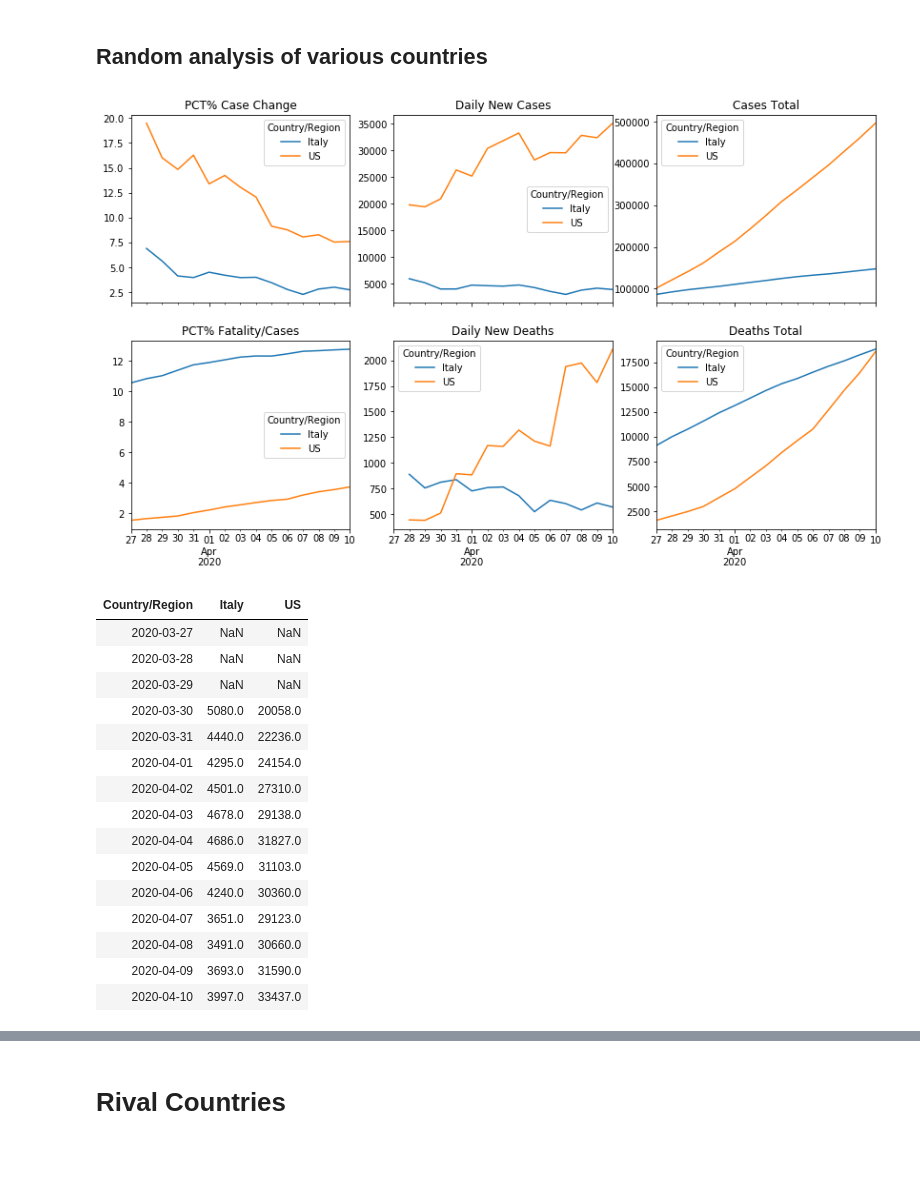
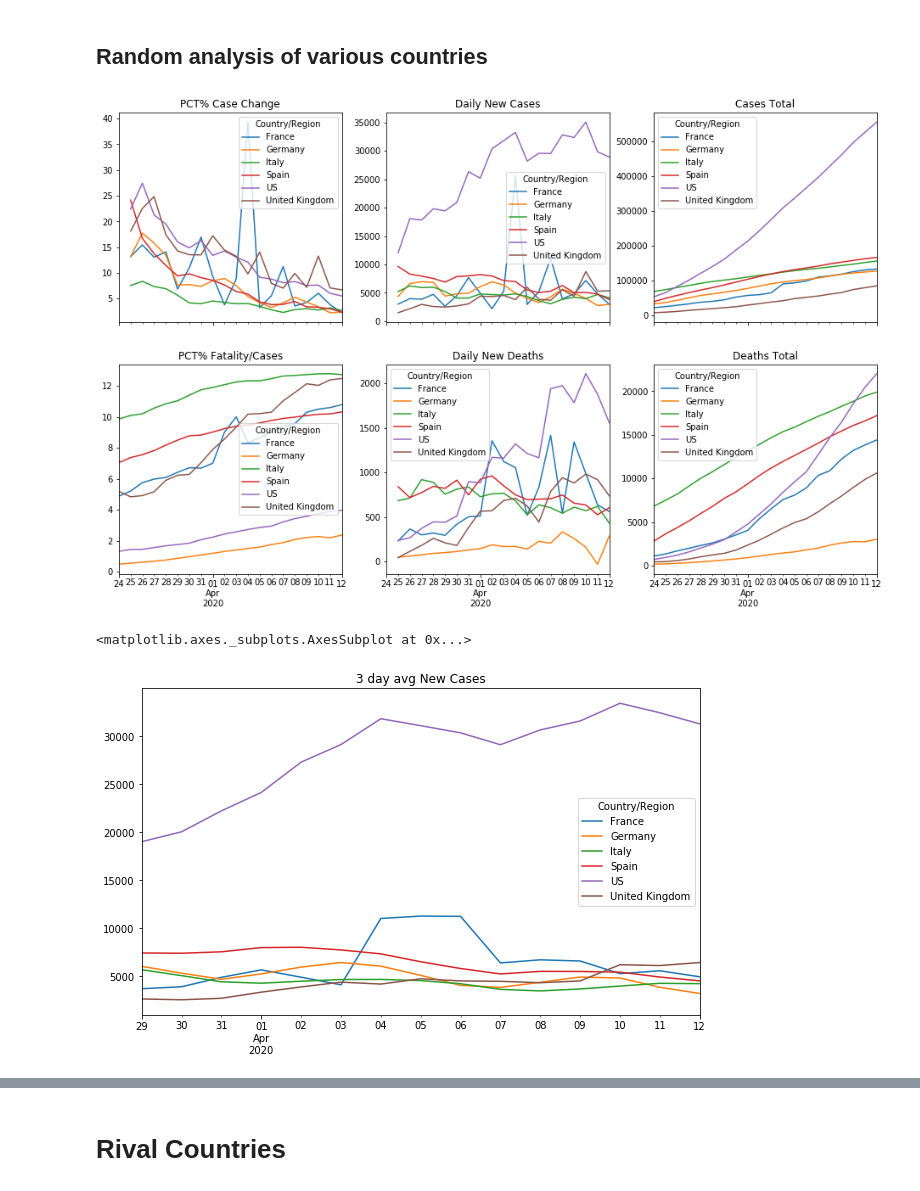
Before and after one commit to dougfoo/machineLearning, a Jupyter notebook: covid/COVID-global-working.ipynb, the cells around one changed output, grey strips where cells are left out. Drawn from its saved outputs; the diff is of its cells as text; code cells hidden in the pictures; blank space fills up the shorter version.

```diff
--- a/covid/COVID-global-working.ipynb
+++ b/covid/COVID-global-working.ipynb
@@ -253,44 +255,31 @@ display('top countries d', dfd_g2.sort_values(by=[dfd_g2.columns[-1]], ascending
 ## Random analysis of various countries
 # %%
 # ad hoc overlays
-countries = ['Italy','US','Spain','France','Germany']
-countries = ['US','Italy']
-maxdays = 15
+countries = ['Japan','Singapore','Thailand','Vietnam','India','Korea, South','Pakistan']
+countries = ['Italy','US','Spain','France','Germany','United Kingdom']
+maxdays = 20
 
-fig, axs = plt.subplots(2,3, figsize=(14, 8), sharex=True)
+fig, axs = plt.subplots(2,3, figsize=(16, 10), sharex=True)
 dfc_g3 = dfc_g2.transpose().tail(maxdays).transpose().sort_index()
 dfd_g3 = dfd_g2.transpose().tail(maxdays).transpose().sort_index()
 
 pctline = dfc_g3[dfc_g3.index.isin(countries)].pct_change(axis=1).transpose().mul(100).plot(ax=axs[0,0], title='PCT% Case Change')
 chgline = dfc_g3[dfc_g3.index.isin(countries)].diff(axis=1).transpose().plot(ax=axs[0,1], title='Daily New Cases')
 actline = dfc_g3[dfc_g3.index.isin(countries)].tail(maxdays).transpose().plot(ax=axs[0,2], title='Cases Total')
 
 #i'd like to get the colors to be the same...
 pctline = (dfd_g3[dfd_g3.index.isin(countries)]/dfc_g3[dfc_g3.index.isin(countries)]).transpose().mul(100).plot(ax=axs[1,0], title='PCT% Fatality/Cases')
 chgline = dfd_g3[dfd_g3.index.isin(countries)].diff(axis=1).transpose().plot(ax=axs[1,1], title='Daily New Deaths')
 actline = dfd_g3[dfd_g3.index.isin(countries)].transpose().plot(ax=axs[1,2], title='Deaths Total')
 plt.show()
 
 
-dfc_g3[dfc_g3.index.isin(countries)].diff(axis=1).transpose().rolling(3, axis=0).mean().round(0)
+roll = dfc_g3[dfc_g3.index.isin(countries)].diff(axis=1).transpose().rolling(3, axis=0).mean().round(0)
+roll.tail(maxdays-5).plot(figsize=(10,6), title='3 day avg New Cases')
 # %% [output]
-[figure, old version]
+[figure, new version]
-| Country/Region | Italy | US |
-| 2020-03-27 | NaN | NaN |
-| 2020-03-28 | NaN | NaN |
-| 2020-03-29 | NaN | NaN |
-| 2020-03-30 | 5080.0 | 20058.0 |
-| 2020-03-31 | 4440.0 | 22236.0 |
-| 2020-04-01 | 4295.0 | 24154.0 |
-| 2020-04-02 | 4501.0 | 27310.0 |
-| 2020-04-03 | 4678.0 | 29138.0 |
-| 2020-04-04 | 4686.0 | 31827.0 |
-| 2020-04-05 | 4569.0 | 31103.0 |
-| 2020-04-06 | 4240.0 | 30360.0 |
-| 2020-04-07 | 3651.0 | 29123.0 |
-| 2020-04-08 | 3491.0 | 30660.0 |
-| 2020-04-09 | 3693.0 | 31590.0 |
-| 2020-04-10 | 3997.0 | 33437.0 |
+<matplotlib.axes._subplots.AxesSubplot at 0x...>
+[figure, added]
 # %%
 # rolling 3 day to smooth out
 countries = ['Italy']
```
Also changed, not shown: parts of 18 cells of this notebook, 1 other file.
